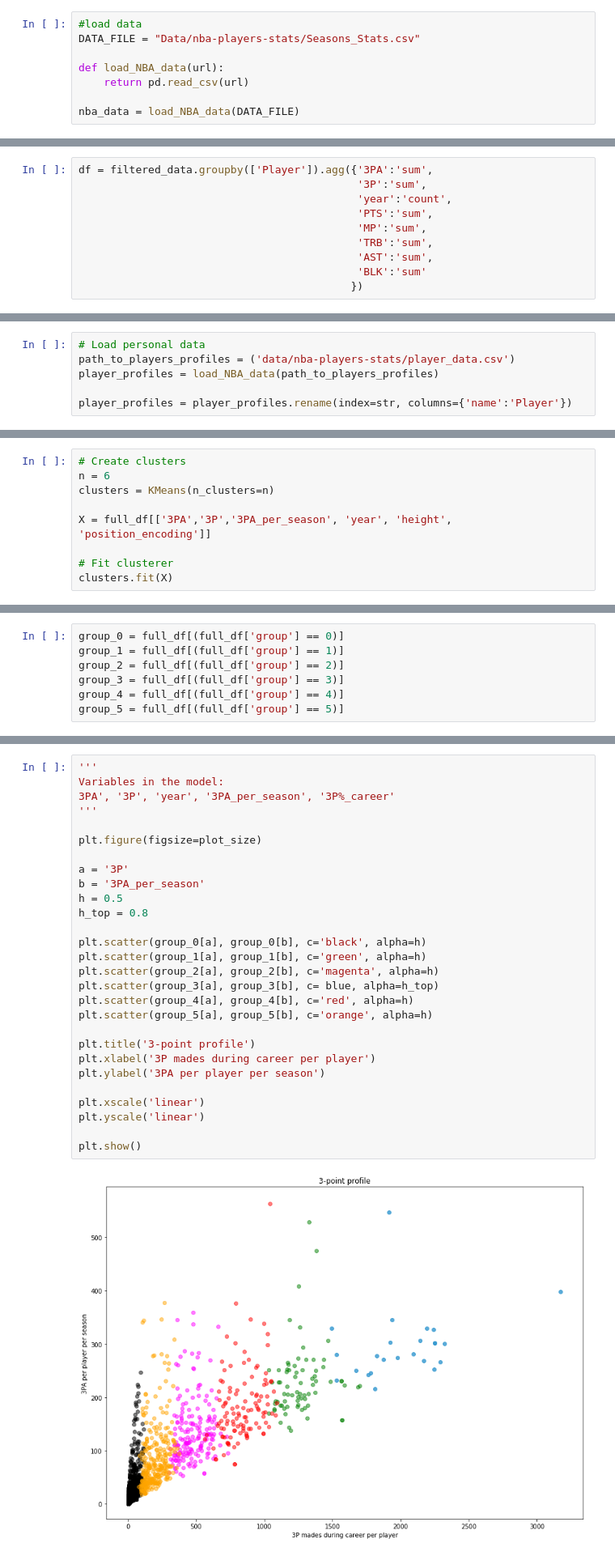
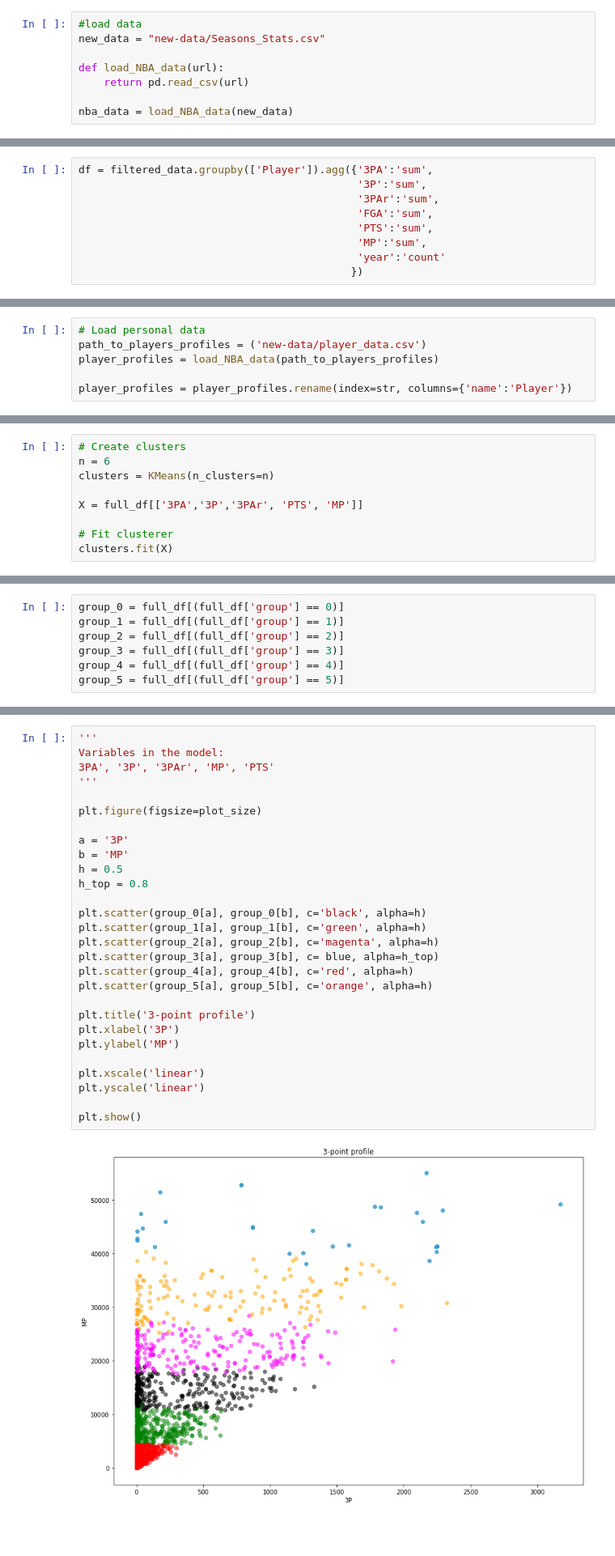
Before and after one commit to cmdelaserna/nba-models, a Jupyter notebook: nba-notebooks/RM-classification.ipynb, the cells around one changed output, grey strips where cells are left out. Shown at 81% size. Cells and saved outputs as stored; diff of their text form; blank space fills up the shorter version.

```diff
--- a/nba-notebooks/RM-classification.ipynb
+++ b/nba-notebooks/RM-classification.ipynb
@@ -13,9 +14,9 @@ plot_size = (14, 10)
 ## Load data
 # %%
 #load data
-DATA_FILE = "Data/nba-players-stats/Seasons_Stats.csv"
+new_data = "new-data/Seasons_Stats.csv"
 
 def load_NBA_data(url):
     return pd.read_csv(url)
 
-nba_data = load_NBA_data(DATA_FILE)
+nba_data = load_NBA_data(new_data)
@@ -100,12 +161,11 @@ from sklearn.cluster import KMeans
 # %%
 df = filtered_data.groupby(['Player']).agg({'3PA':'sum',
                                             '3P':'sum',
-                                            'year':'count',
+                                            '3PAr':'sum',
+                                            'FGA':'sum',
                                             'PTS':'sum',
                                             'MP':'sum',
-                                            'TRB':'sum',
-                                            'AST':'sum',
-                                            'BLK':'sum'
+                                            'year':'count'
                                            })
 # %%
 df.sample(10)
@@ -200,7 +258,7 @@ dtype: int64
 ## Add info from another dataset
 # %%
 # Load personal data
-path_to_players_profiles = ('data/nba-players-stats/player_data.csv')
+path_to_players_profiles = ('new-data/player_data.csv')
 player_profiles = load_NBA_data(path_to_players_profiles)
 
 player_profiles = player_profiles.rename(index=str, columns={'name':'Player'})
@@ -332,7 +384,7 @@ pd.concat(g for _, g in full_df.groupby('Player') if len(g) > 1)
 n = 6
 clusters = KMeans(n_clusters=n)
 
-X = full_df[['3PA','3P','3PA_per_season', 'year', 'height', 'position_encoding']]
+X = full_df[['3PA','3P','3PAr', 'PTS', 'MP']]
 
 # Fit clusterer
 clusters.fit(X)
@@ -424,33 +476,33 @@ max     339.000000   120.000000    27.000000  26496.000000  47368.000000
 # %%
 '''
 Variables in the model:
-3PA', '3P', 'year', '3PA_per_season', '3P%_career'
+3PA', '3P', '3PAr', 'MP', 'PTS'
 '''
 
 plt.figure(figsize=plot_size)
 
 a = '3P'
-b = '3PA_per_season'
+b = 'MP'
 h = 0.5
 h_top = 0.8
 
 plt.scatter(group_0[a], group_0[b], c='black', alpha=h)
 plt.scatter(group_1[a], group_1[b], c='green', alpha=h)
 plt.scatter(group_2[a], group_2[b], c='magenta', alpha=h)
 plt.scatter(group_3[a], group_3[b], c= blue, alpha=h_top)
 plt.scatter(group_4[a], group_4[b], c='red', alpha=h)
 plt.scatter(group_5[a], group_5[b], c='orange', alpha=h)
 
 plt.title('3-point profile')
-plt.xlabel('3P mades during career per player')
-plt.ylabel('3PA per player per season')
+plt.xlabel('3P')
+plt.ylabel('MP')
 
 plt.xscale('linear')
 plt.yscale('linear')
 
 plt.show()
 # %% [output]
-[figure, old version]
+[figure, new version]
 # %%
 # Exporting dataset
 df.to_csv(path_or_buf='data/RM-index.csv', sep=',')
```
Also changed, not shown: parts of 18 cells of this notebook.
